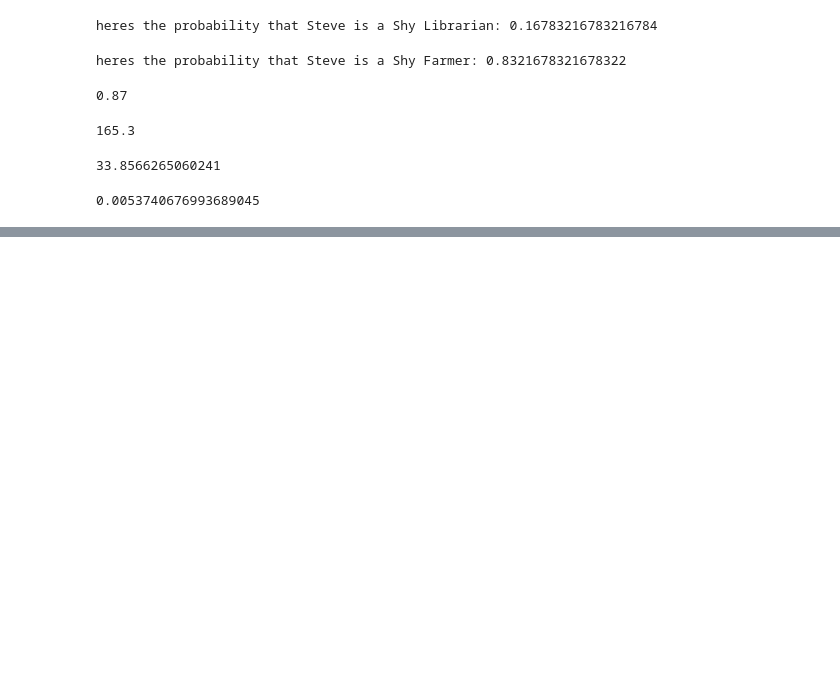
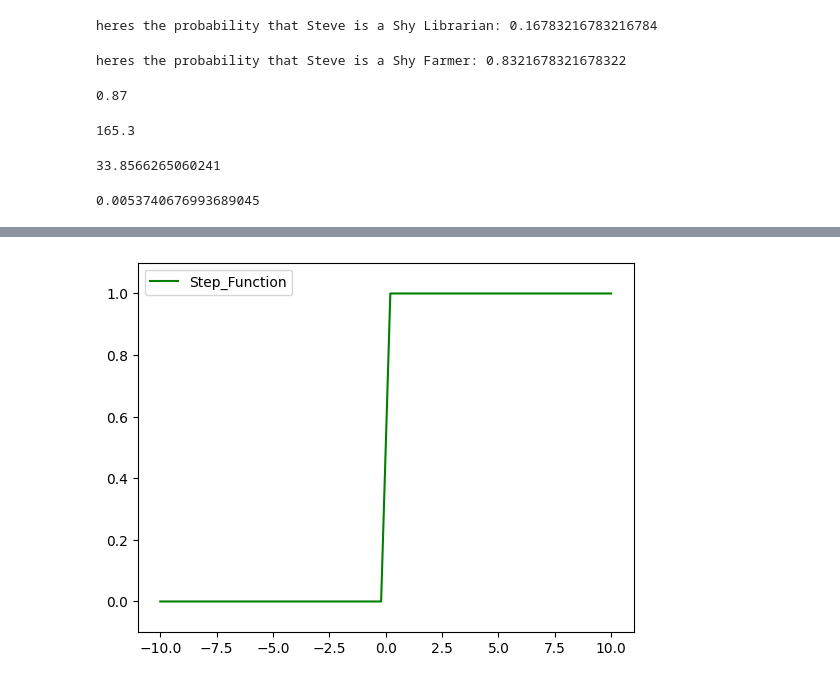
Before and after one commit to Pknair-2003/Bayes_Exercises, a Jupyter notebook: TestBayes.ipynb, the cells around one changed output, grey strips where cells are left out. Cells and saved outputs as stored; diff of their text form; code cells hidden in the pictures; blank space fills up the shorter version.

```diff
--- a/TestBayes.ipynb
+++ b/TestBayes.ipynb
@@ -87,0 +181,10 @@ print(test4.FPR())
+# %%
+no_pts=np.random.rand(100,2)
+x=np.linspace(-10,10)
+z=stp_fun(x)
+plt.plot(x,z, label='Step_Function', color='green')
+plt.ylim(-0.1,1.10)
+plt.legend()
+plt.show()
+# %% [output]
+[figure, added]
```
Also changed, not shown: parts of 12 cells of this notebook, 1 other file.
